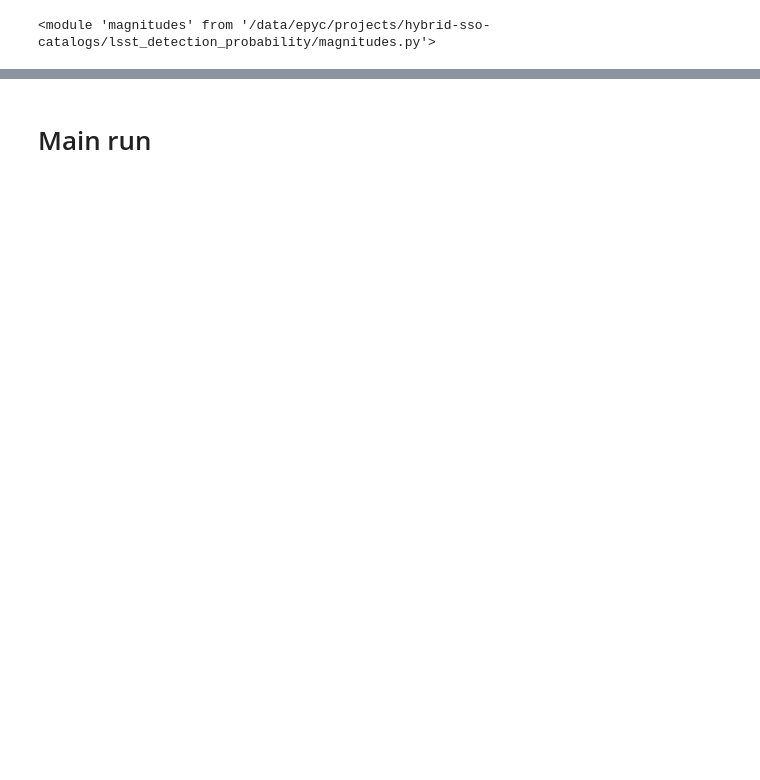
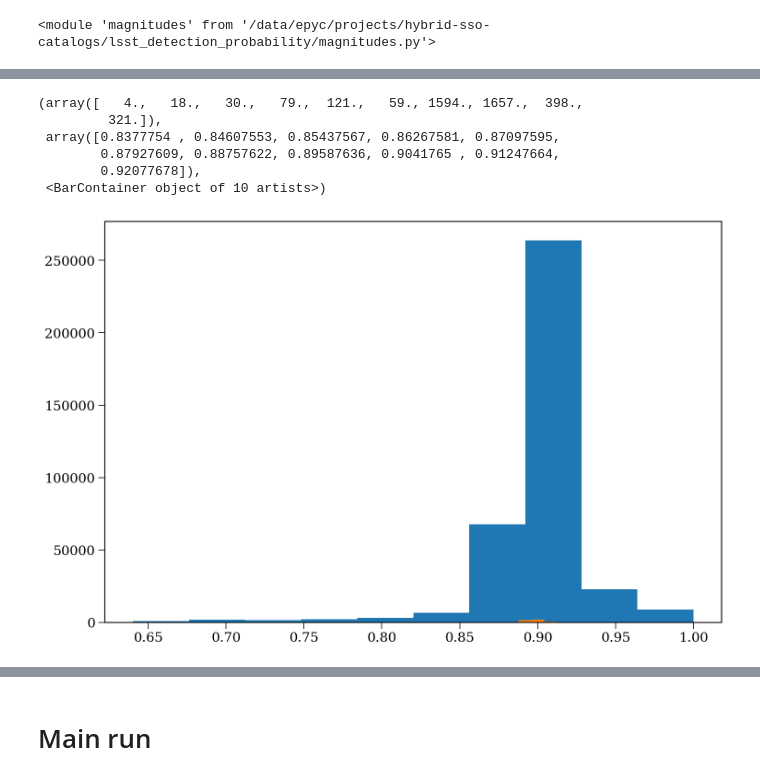
Before and after one commit to dirac-institute/hybrid_sso_catalogue, a Jupyter notebook: lsst_detection_probability/Predict misses.ipynb, the cells around one changed output, grey strips where cells are left out. Cells and saved outputs as stored; diff of their text form; code cells hidden in the pictures; blank space fills up the shorter version.

Commit message:
use the camera footprint instead of circles (#22)

```diff
--- a/lsst_detection_probability/Predict misses.ipynb
+++ b/lsst_detection_probability/Predict misses.ipynb
@@ -89,0 +143,17 @@ unique_objs = sorted_obs.index.unique()
+# %%
+unique_field_times = joined_table["mjd_utc"].unique()
+# %%
+%%time
+in_footprint = np.repeat(False, len(joined_table))
+
+
+for field_time in unique_field_times:
+    field_table = joined_table[joined_table["mjd_utc"] == field_time]
+
+    all_inds = np.arange(len(field_table))
+    inds = camera(field_table["RA_deg"].values, field_table["Dec_deg"].values, field_table["fieldRA"].iloc[0], field_table["fieldDec"].iloc[0], field_table["rotSkyPos"].iloc[0])
+
+    mask = np.isin(all_inds, inds)
+
+    in_footprint[joined_table["mjd_utc"] == field_time] = mask
+#     print(mask)
@@ -89,0 +167,24 @@ unique_objs = sorted_obs.index.unique()
+# %%
+# work out which are bright enough to be detected
+bright_enough = joined_table["mag_in_filter"] < joined_table["fiveSigmaDepth"]
+
+in_footprint = np.repeat(False, len(joined_table))
+
+# loop over each of the unique field times
+unique_field_times = joined_table["mjd_utc"].unique()
+for field_time in unique_field_times:
+    # get just the table for this time
+    time_mask = joined_table["mjd_utc"] == field_time
+    field_table = joined_table[time_mask]
+
+    # camera returns indices so we can convert that to a mask like so
+    all_inds = np.arange(len(field_table))
+    observed_inds = camera(field_table["RA_deg"].values, field_table["Dec_deg"].values,
+                           field_table["fieldRA"].iloc[0], field_table["fieldDec"].iloc[0],
+                           field_table["rotSkyPos"].iloc[0])
+    observed_mask = np.isin(all_inds, observed_inds)
+
+    in_footprint[time_mask] = observed_mask
+
+# combine the masks into a single observed boolean
+joined_table["observed"] = np.logical_and(in_footprint, bright_enough)
@@ -89,0 +239,11 @@ unique_objs = sorted_obs.index.unique()
+# %%
+plt.hist(np.cos(np.radians(joined_table["Dec_deg"])))
+plt.hist(np.cos(np.radians(joined_table[np.logical_and(np.logical_not(in_current_field), in_footprint)]["Dec_deg"])))
+# %% [output]
+(array([   4.,   18.,   30.,   79.,  121.,   59., 1594., 1657.,  398.,
+         321.]),
+ array([0.8377754 , 0.84607553, 0.85437567, 0.86267581, 0.87097595,
+        0.87927609, 0.88757622, 0.89587636, 0.9041765 , 0.91247664,
+        0.92077678]),
+ <BarContainer object of 10 artists>)
+[figure, added]
```
Also changed, not shown: parts of 59 cells of this notebook, 1 other file.
